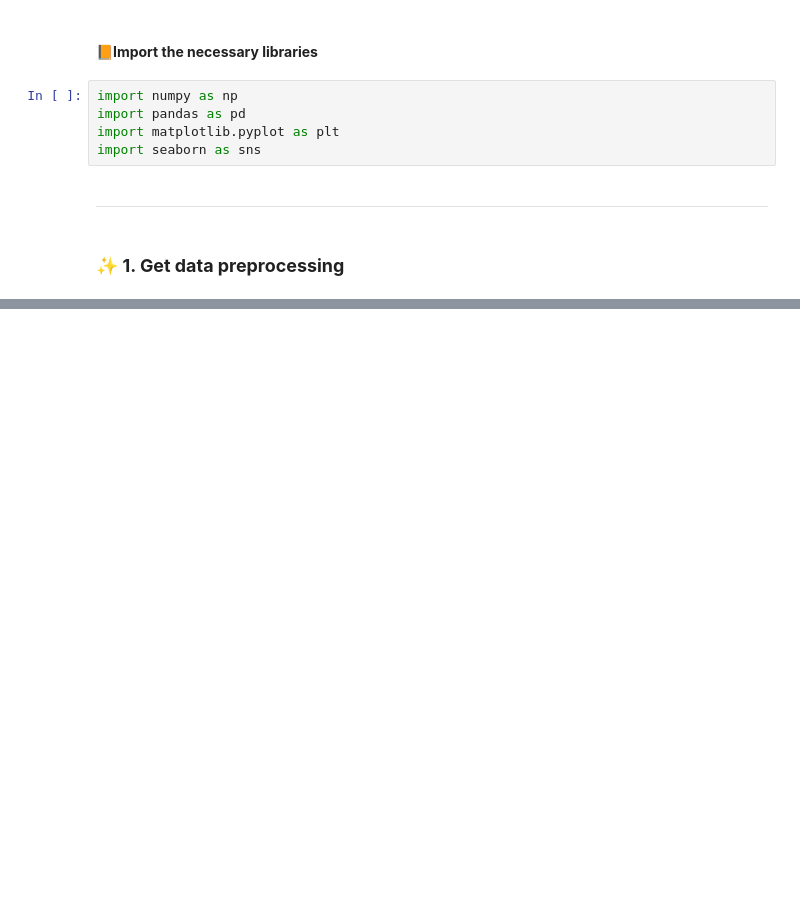
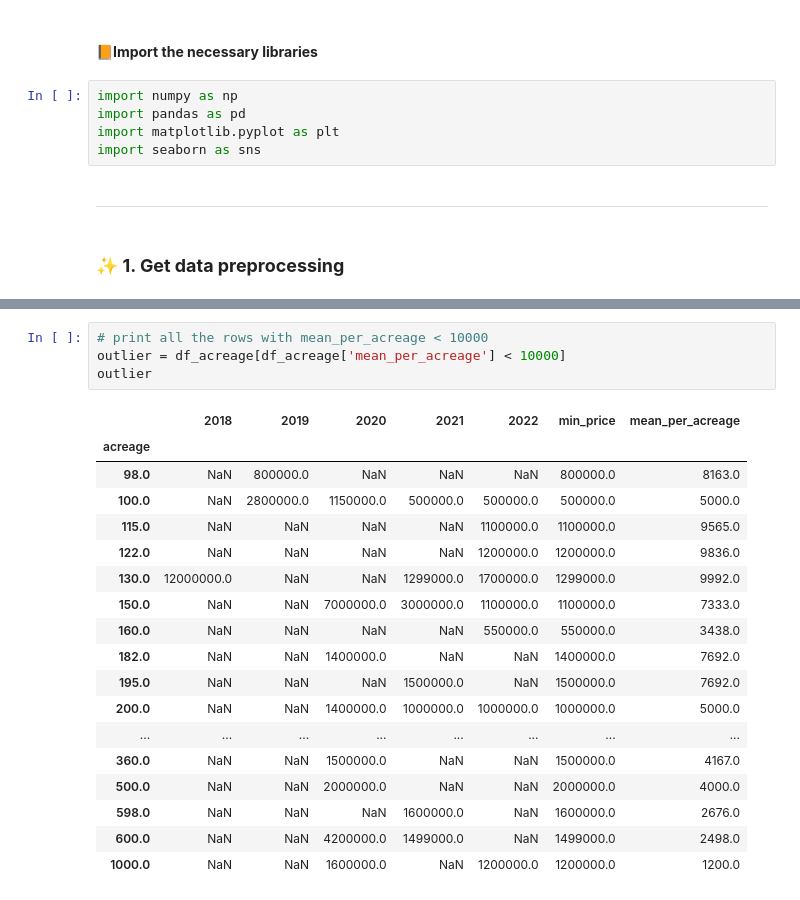
Before and after one commit to TienDat57/VNHouseRent, a Jupyter notebook: notebook/Question5.ipynb, the cells around one changed output, grey strips where cells are left out. Cells and saved outputs as stored; diff of their text form; blank space fills up the shorter version.

```diff
--- a/notebook/Question5.ipynb
+++ b/notebook/Question5.ipynb
@@ -63,0 +96,23 @@ plt.show()
+# %%
+# print all the rows with mean_per_acreage < 10000
+outlier = df_acreage[df_acreage['mean_per_acreage'] < 10000]
+outlier
+# %% [output]
+|  | 2018 | 2019 | 2020 | 2021 | 2022 | min_price | mean_per_acreage |
+| acreage |  |  |  |  |  |  |  |
+| 98.0 | NaN | 800000.0 | NaN | NaN | NaN | 800000.0 | 8163.0 |
+| 100.0 | NaN | 2800000.0 | 1150000.0 | 500000.0 | 500000.0 | 500000.0 | 5000.0 |
+| 115.0 | NaN | NaN | NaN | NaN | 1100000.0 | 1100000.0 | 9565.0 |
+| 122.0 | NaN | NaN | NaN | NaN | 1200000.0 | 1200000.0 | 9836.0 |
+| 130.0 | 12000000.0 | NaN | NaN | 1299000.0 | 1700000.0 | 1299000.0 | 9992.0 |
+| 150.0 | NaN | NaN | 7000000.0 | 3000000.0 | 1100000.0 | 1100000.0 | 7333.0 |
+| 160.0 | NaN | NaN | NaN | NaN | 550000.0 | 550000.0 | 3438.0 |
+| 182.0 | NaN | NaN | 1400000.0 | NaN | NaN | 1400000.0 | 7692.0 |
+| 195.0 | NaN | NaN | NaN | 1500000.0 | NaN | 1500000.0 | 7692.0 |
+| 200.0 | NaN | NaN | 1400000.0 | 1000000.0 | 1000000.0 | 1000000.0 | 5000.0 |
+| ... | ... | ... | ... | ... | ... | ... | ... |
+| 360.0 | NaN | NaN | 1500000.0 | NaN | NaN | 1500000.0 | 4167.0 |
+| 500.0 | NaN | NaN | 2000000.0 | NaN | NaN | 2000000.0 | 4000.0 |
+| 598.0 | NaN | NaN | NaN | 1600000.0 | NaN | 1600000.0 | 2676.0 |
+| 600.0 | NaN | NaN | 4200000.0 | 1499000.0 | NaN | 1499000.0 | 2498.0 |
+| 1000.0 | NaN | NaN | 1600000.0 | NaN | 1200000.0 | 1200000.0 | 1200.0 |
```
Also changed, not shown: parts of 11 cells of this notebook, 7 other files.
